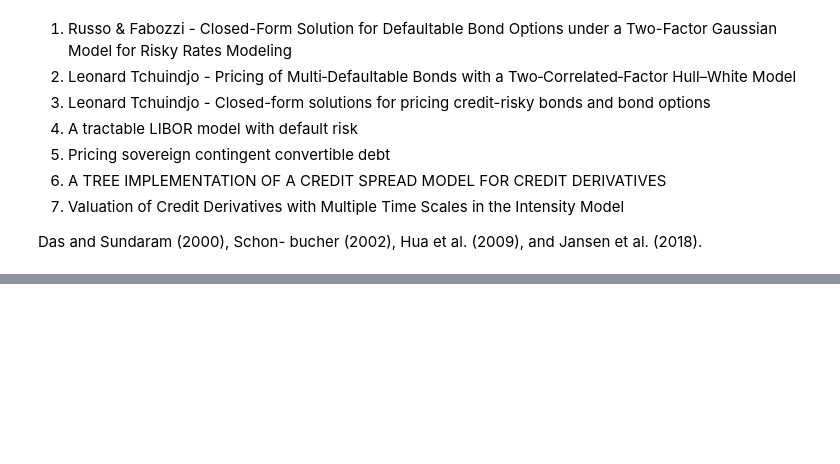
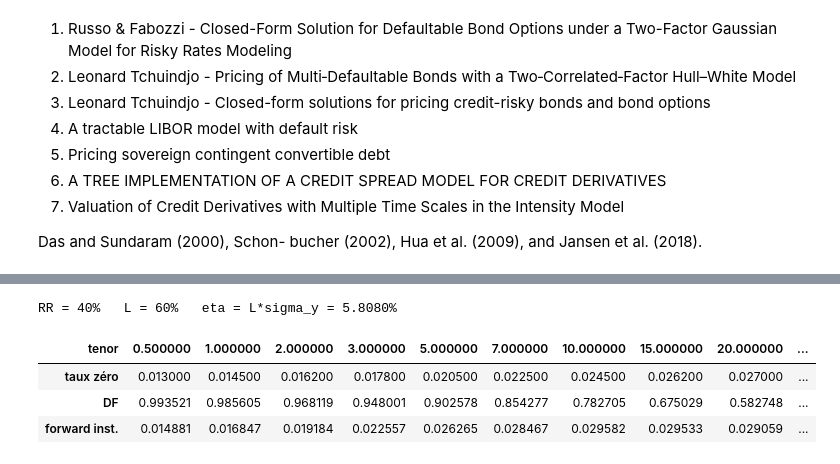
Before and after one commit to alexisdantzikian/BondOptionPricer, a Jupyter notebook: main/main.ipynb, the cells around one changed output, grey strips where cells are left out. Saved outputs shown, nothing was run; the diff lists cells and outputs as text; code cells hidden in the pictures; blank space fills up the shorter version.

```diff
--- a/main/main.ipynb
+++ b/main/main.ipynb
@@ -24,0 +56,19 @@ ModuleNotFoundError: No module named 'numpy'
+# %%
+p = tfg.TwoFactorGaussianParams(a_x=0.0481, sigma_x=0.0097,
+                                a_y=0.2327, sigma_y=0.0968,
+                                rho=-0.10, L=0.60)
+
+tenors = np.array([0.5, 1, 2, 3, 5, 7, 10, 15, 20, 30.])
+zr     = np.array([1.30, 1.45, 1.62, 1.78, 2.05, 2.25, 2.45, 2.62, 2.70, 2.72]) / 100
+curve  = tfg.Curve(tenors, zr)
+
+print(f'RR = {p.recovery_rate:.0%}   L = {p.L:.0%}   eta = L*sigma_y = {p.eta:.4%}')
+pd.DataFrame({'tenor': tenors, 'taux zéro': zr,
+              'DF': curve.discount(tenors),
+              'forward inst.': curve.instantaneous_forward(tenors)}).set_index('tenor').T
+# %% [output]
+RR = 40%   L = 60%   eta = L*sigma_y = 5.8080%
+| tenor | 0.500000 | 1.000000 | 2.000000 | 3.000000 | 5.000000 | 7.000000 | 10.000000 | 15.000000 | 20.000000 | ... |
+| taux zéro | 0.013000 | 0.014500 | 0.016200 | 0.017800 | 0.020500 | 0.022500 | 0.024500 | 0.026200 | 0.027000 | ... |
+| DF | 0.993521 | 0.985605 | 0.968119 | 0.948001 | 0.902578 | 0.854277 | 0.782705 | 0.675029 | 0.582748 | ... |
+| forward inst. | 0.014881 | 0.016847 | 0.019184 | 0.022557 | 0.026265 | 0.028467 | 0.029582 | 0.029533 | 0.029059 | ... |
```
Also changed, not shown: parts of 21 cells of this notebook.
